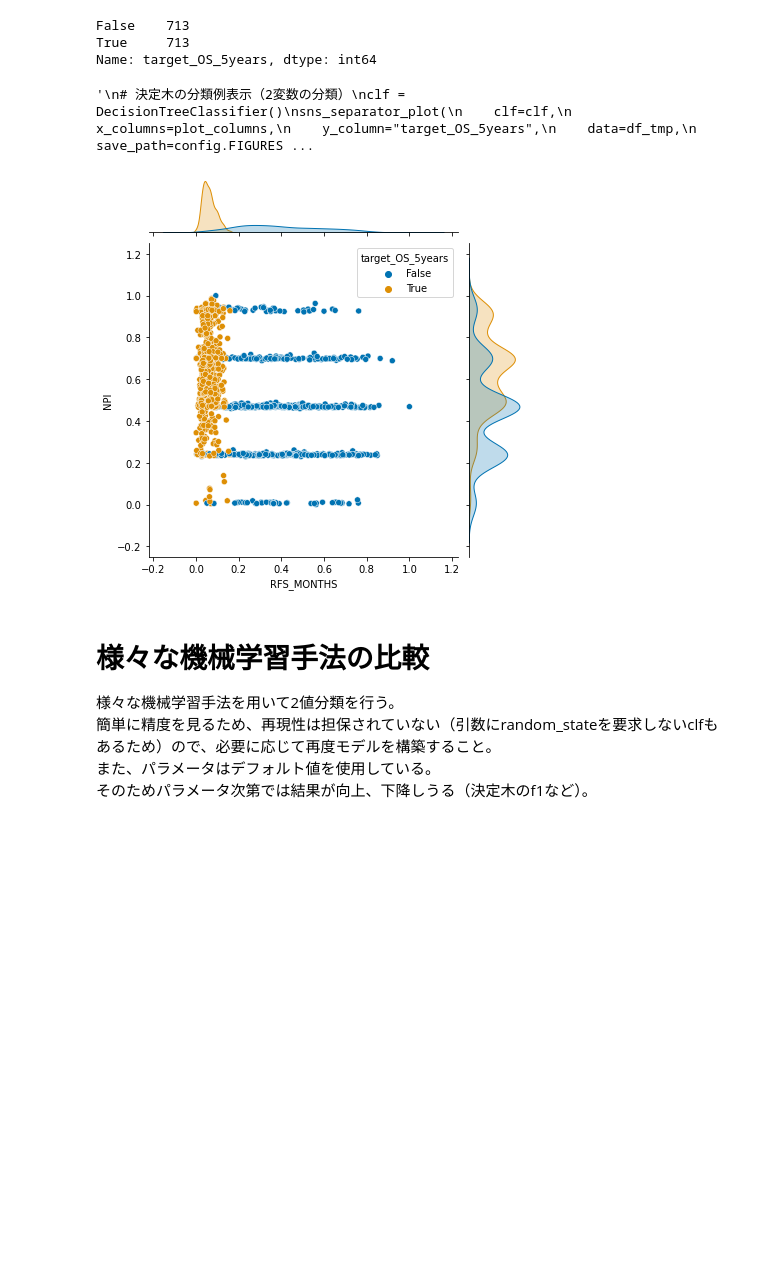
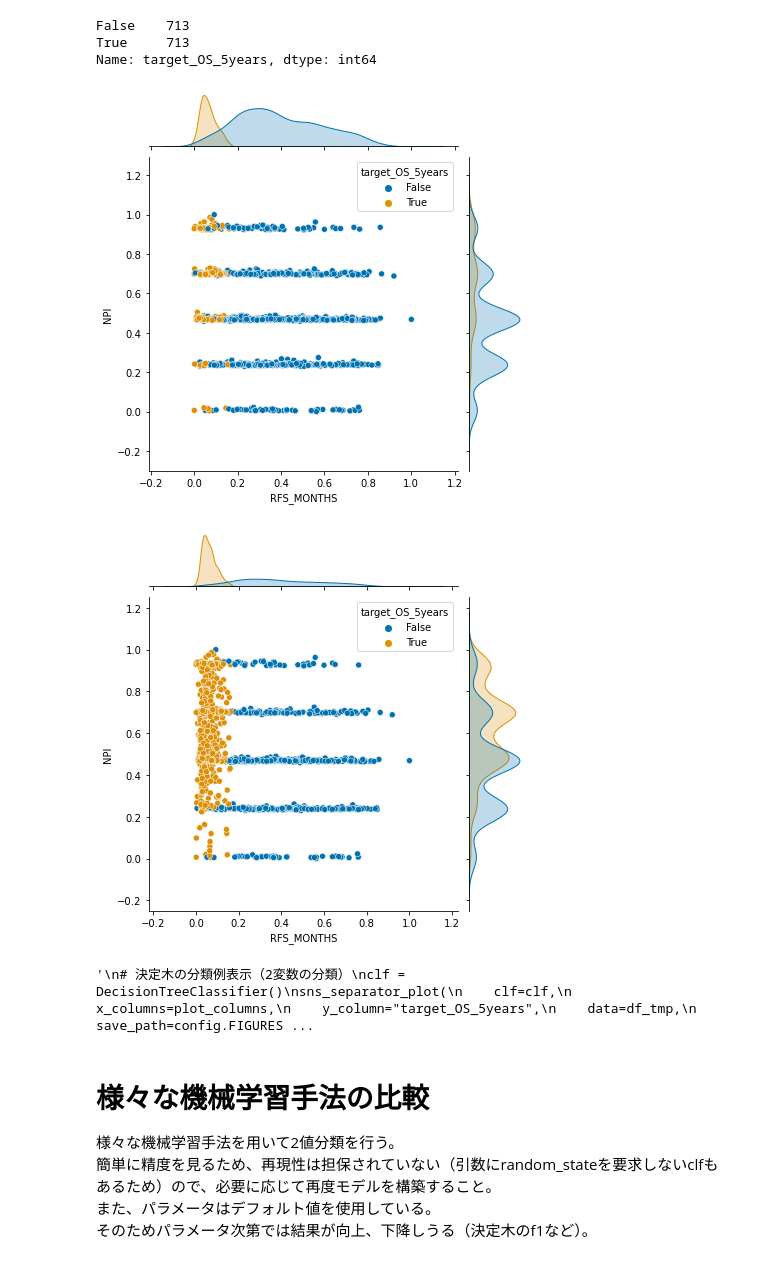
Before and after one commit to mono-clone/breast_cancer_analytics, a Jupyter notebook: notebooks/3.0.0-create_bcm_basic.ipynb, the cells around one changed output. Drawn from its saved outputs; the diff is of its cells as text; code cells hidden in the pictures; blank space fills up the shorter version.

```diff
--- a/notebooks/3.0.0-create_bcm_basic.ipynb
+++ b/notebooks/3.0.0-create_bcm_basic.ipynb
@@ -230,7 +224,7 @@ Name: target_OS_5years, dtype: int64
 SMOTEと呼ばれる手法によって、不均衡を低減する
 どのようにオーバーサンプリングするのか要確認
 # %%
-sm = SMOTE(random_state=SEED)
+sm = SMOTE(sampling_strategy="minority", random_state=SEED)
 X_training, X_val, y_training, y_val = train_test_split(X_train, y_train)
 X_resampled, y_resampled = sm.fit_resample(X_training, y_training)
 y_resampled.value_counts()
@@ -239,39 +233,48 @@ False    713
 True     713
 Name: target_OS_5years, dtype: int64
 # %%
+plot_columns = ["RFS_MONTHS", "NPI"]
 df_tmp = pd.merge(X_resampled, y_resampled, left_index=True, right_index=True)
 
 save_path = (
     config.FIGURES_PROGNOSIS_SURVIVED_BCM_OVERSAMPLING_SMOTE_DIR
     + "/SMOTE_scatter("
     + plot_columns[0]
     + " x "
     + plot_columns[1]
     + ").png"
 )
 
+# SMOTE実施前の分布のプロット
+sns_join_plot(
+    X=X_train,
+    y=y_train,
+    plot_columns=plot_columns,
+    # save_path=save_path,
+)
 # SMOTE実施後の分布のプロット
 sns_join_plot(
     X=X_resampled,
     y=y_resampled,
     plot_columns=plot_columns,
-    save_path=save_path,
+    # save_path=save_path,
 )
 """
 # 決定木の分類例表示（2変数の分類）
 clf = DecisionTreeClassifier()
 sns_separator_plot(
     clf=clf,
     x_columns=plot_columns,
     y_column="target_OS_5years",
     data=df_tmp,
     save_path=config.FIGURES_PROGNOSIS_SURVIVED_BCM_OVERSAMPLING_DIR
     + "/sample_SMOTE.png",
 )
 """
 # %% [output]
+[figure, new version]
+[figure, added]
 '\n# 決定木の分類例表示（2変数の分類）\nclf = DecisionTreeClassifier()\nsns_separator_plot(\n    clf=clf,\n    x_columns=plot_columns,\n    y_column="target_OS_5years",\n    data=df_tmp,\n    save_path=config.FIGURES ...
-[figure, old version]
 # %% [markdown]
 # 様々な機械学習手法の比較
 
```
Also changed, not shown: parts of 6 cells of this notebook, 5 other files.
